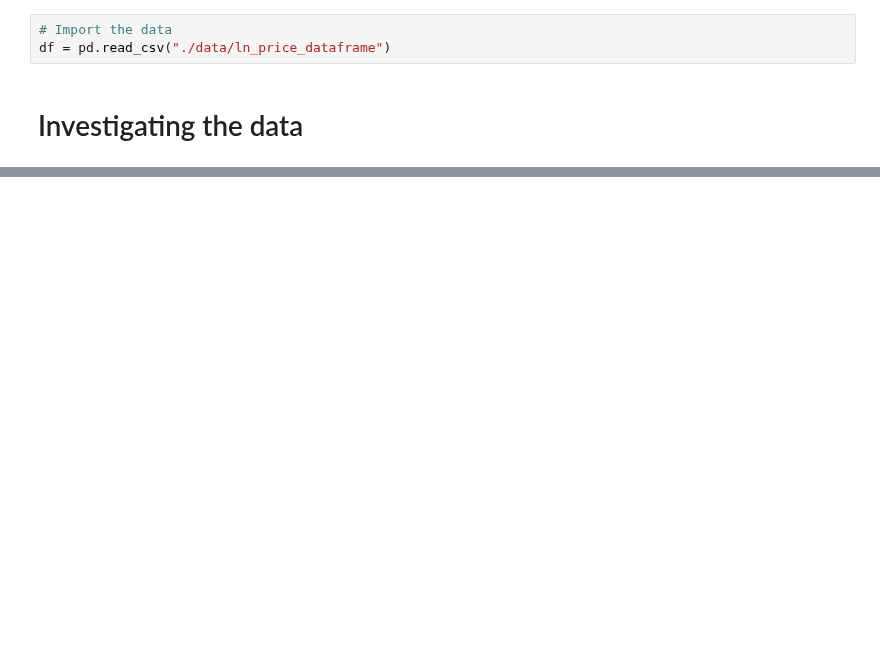
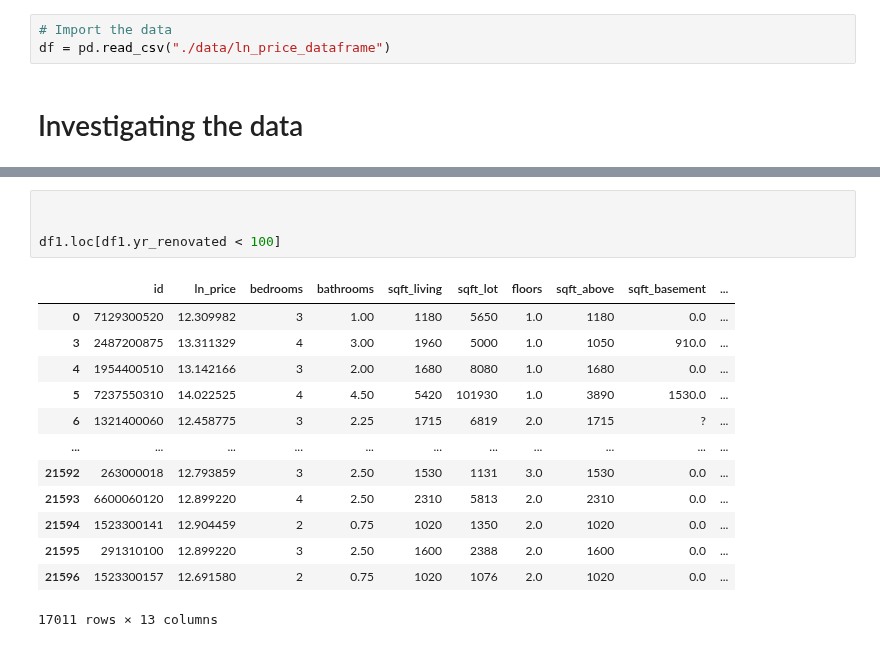
Before and after one commit to dermothethird/King_County_Housing_Project, a Jupyter notebook: Numeric cleaning .ipynb, the cells around one changed output, grey strips where cells are left out. Drawn from its saved outputs; the diff is of its cells as text; blank space fills up the shorter version.

```diff
--- a/Numeric cleaning .ipynb
+++ b/Numeric cleaning .ipynb
@@ -34,0 +128,18 @@ df
+# %%
+
+
+df1.loc[df1.yr_renovated < 100]
+# %% [output]
+|  | id | ln_price | bedrooms | bathrooms | sqft_living | sqft_lot | floors | sqft_above | sqft_basement | ... |
+| 0 | 7129300520 | 12.309982 | 3 | 1.00 | 1180 | 5650 | 1.0 | 1180 | 0.0 | ... |
+| 3 | 2487200875 | 13.311329 | 4 | 3.00 | 1960 | 5000 | 1.0 | 1050 | 910.0 | ... |
+| 4 | 1954400510 | 13.142166 | 3 | 2.00 | 1680 | 8080 | 1.0 | 1680 | 0.0 | ... |
+| 5 | 7237550310 | 14.022525 | 4 | 4.50 | 5420 | 101930 | 1.0 | 3890 | 1530.0 | ... |
+| 6 | 1321400060 | 12.458775 | 3 | 2.25 | 1715 | 6819 | 2.0 | 1715 | ? | ... |
+| ... | ... | ... | ... | ... | ... | ... | ... | ... | ... | ... |
+| 21592 | 263000018 | 12.793859 | 3 | 2.50 | 1530 | 1131 | 3.0 | 1530 | 0.0 | ... |
+| 21593 | 6600060120 | 12.899220 | 4 | 2.50 | 2310 | 5813 | 2.0 | 2310 | 0.0 | ... |
+| 21594 | 1523300141 | 12.904459 | 2 | 0.75 | 1020 | 1350 | 2.0 | 1020 | 0.0 | ... |
+| 21595 | 291310100 | 12.899220 | 3 | 2.50 | 1600 | 2388 | 2.0 | 1600 | 0.0 | ... |
+| 21596 | 1523300157 | 12.691580 | 2 | 0.75 | 1020 | 1076 | 2.0 | 1020 | 0.0 | ... |
+17011 rows × 13 columns
```
Also changed, not shown: parts of 16 cells of this notebook, 1 other file.
